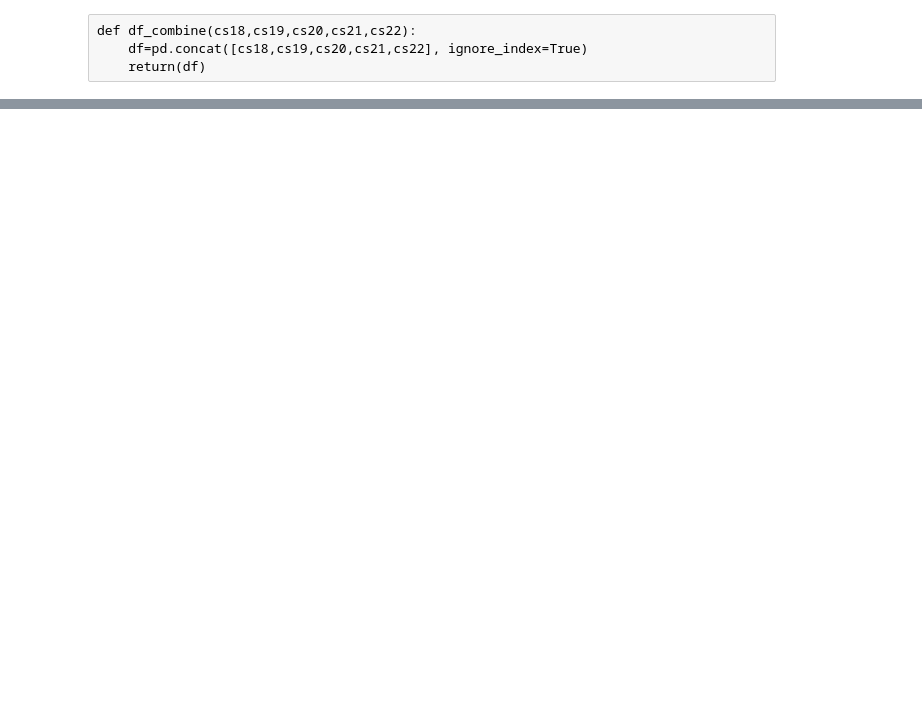
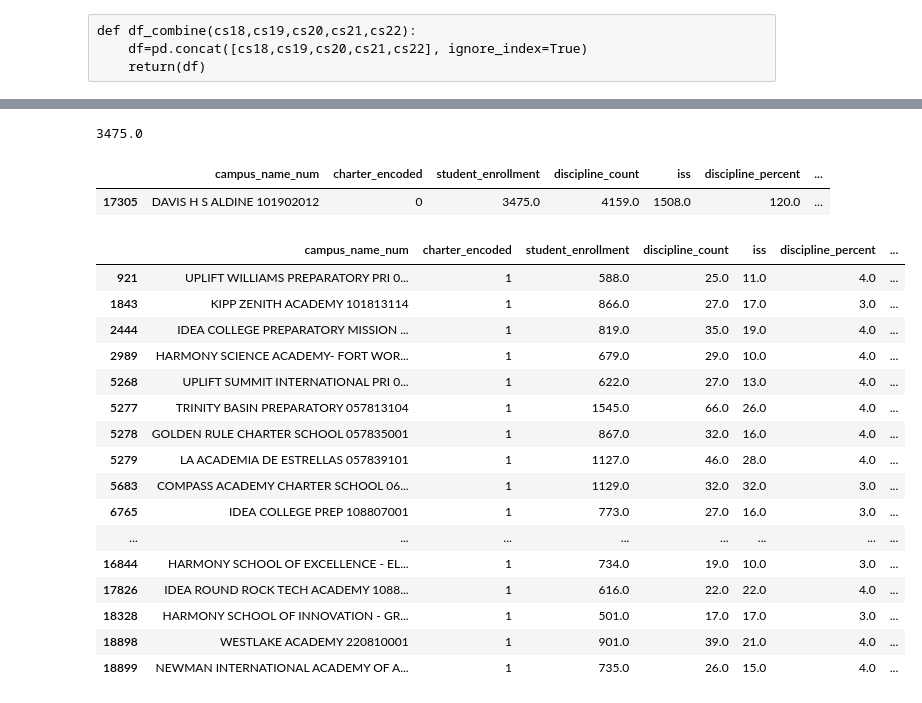
Before and after one commit to raedownen/ind_proj_1_classification, a Jupyter notebook: wrangle.ipynb, the cells around one changed output, grey strips where cells are left out. Saved outputs shown, nothing was run; the diff lists cells and outputs as text; code cells hidden in the pictures; blank space fills up the shorter version.

```diff
--- a/wrangle.ipynb
+++ b/wrangle.ipynb
@@ -179,0 +216,2 @@ memory usage: 266.5+ KB
+# %%
+df_filtered = df.loc[df['discipline_percent'] > 300]
@@ -179,0 +234,4 @@ memory usage: 266.5+ KB
+# %%
+df_filtered.student_enrollment.max()
+# %% [output]
+3475.0
@@ -179,0 +240,27 @@ memory usage: 266.5+ KB
+# %%
+max_sch
+# %% [output]
+|  | campus_name_num | charter_encoded | student_enrollment | discipline_count | iss | discipline_percent | ... |
+| 17305 | DAVIS H S ALDINE 101902012 | 0 | 3475.0 | 4159.0 | 1508.0 | 120.0 | ... |
+# %%
+charters=df_filtered[df_filtered['charter_encoded']==0]
+# %%
+charters
+# %% [output]
+|  | campus_name_num | charter_encoded | student_enrollment | discipline_count | iss | discipline_percent | ... |
+| 921 | UPLIFT WILLIAMS PREPARATORY PRI 0... | 1 | 588.0 | 25.0 | 11.0 | 4.0 | ... |
+| 1843 | KIPP ZENITH ACADEMY 101813114 | 1 | 866.0 | 27.0 | 17.0 | 3.0 | ... |
+| 2444 | IDEA COLLEGE PREPARATORY MISSION ... | 1 | 819.0 | 35.0 | 19.0 | 4.0 | ... |
+| 2989 | HARMONY SCIENCE ACADEMY- FORT WOR... | 1 | 679.0 | 29.0 | 10.0 | 4.0 | ... |
+| 5268 | UPLIFT SUMMIT INTERNATIONAL PRI 0... | 1 | 622.0 | 27.0 | 13.0 | 4.0 | ... |
+| 5277 | TRINITY BASIN PREPARATORY 057813104 | 1 | 1545.0 | 66.0 | 26.0 | 4.0 | ... |
+| 5278 | GOLDEN RULE CHARTER SCHOOL 057835001 | 1 | 867.0 | 32.0 | 16.0 | 4.0 | ... |
+| 5279 | LA ACADEMIA DE ESTRELLAS 057839101 | 1 | 1127.0 | 46.0 | 28.0 | 4.0 | ... |
+| 5683 | COMPASS ACADEMY CHARTER SCHOOL 06... | 1 | 1129.0 | 32.0 | 32.0 | 3.0 | ... |
+| 6765 | IDEA COLLEGE PREP 108807001 | 1 | 773.0 | 27.0 | 16.0 | 3.0 | ... |
+| ... | ... | ... | ... | ... | ... | ... | ... |
+| 16844 | HARMONY SCHOOL OF EXCELLENCE - EL... | 1 | 734.0 | 19.0 | 10.0 | 3.0 | ... |
+| 17826 | IDEA ROUND ROCK TECH ACADEMY 1088... | 1 | 616.0 | 22.0 | 22.0 | 4.0 | ... |
+| 18328 | HARMONY SCHOOL OF INNOVATION - GR... | 1 | 501.0 | 17.0 | 17.0 | 3.0 | ... |
+| 18898 | WESTLAKE ACADEMY 220810001 | 1 | 901.0 | 39.0 | 21.0 | 4.0 | ... |
+| 18899 | NEWMAN INTERNATIONAL ACADEMY OF A... | 1 | 735.0 | 26.0 | 15.0 | 4.0 | ... |
```
Also changed, not shown: parts of 14 cells of this notebook, 1 other file.
